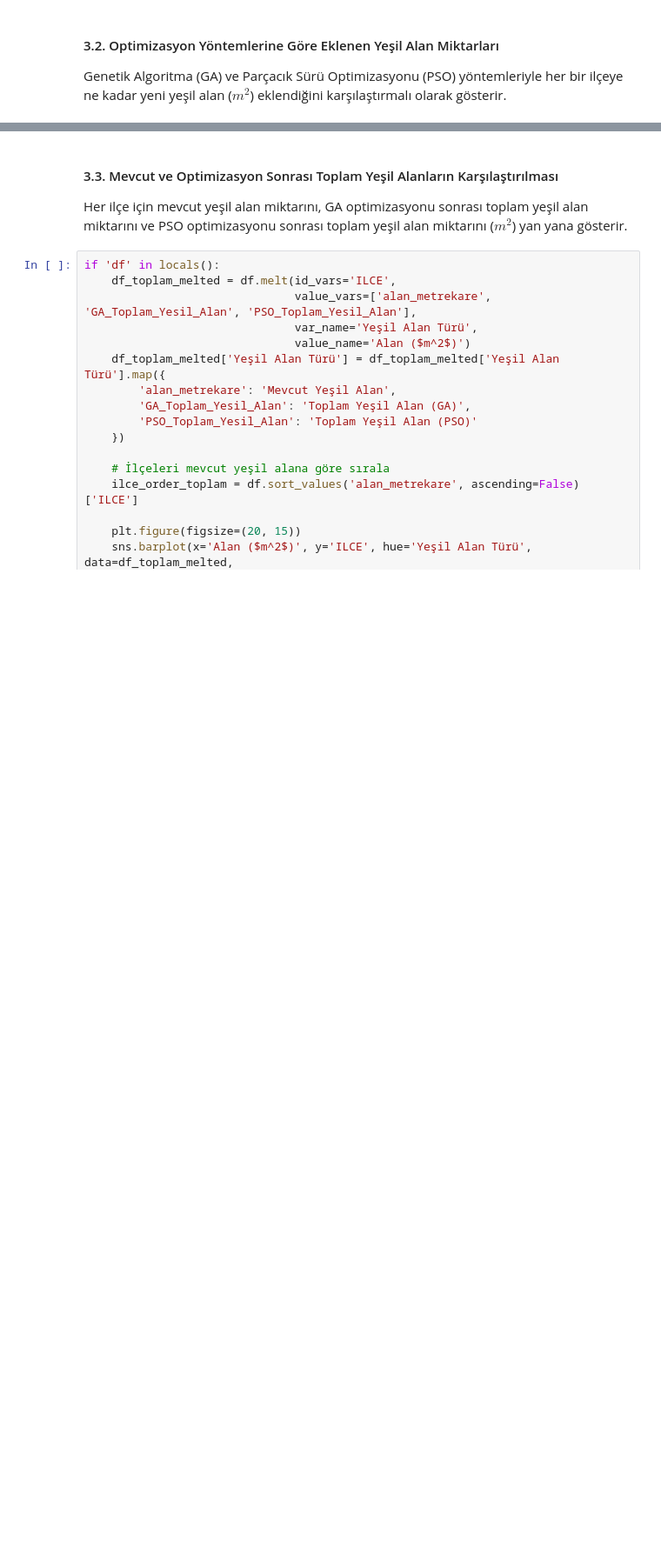
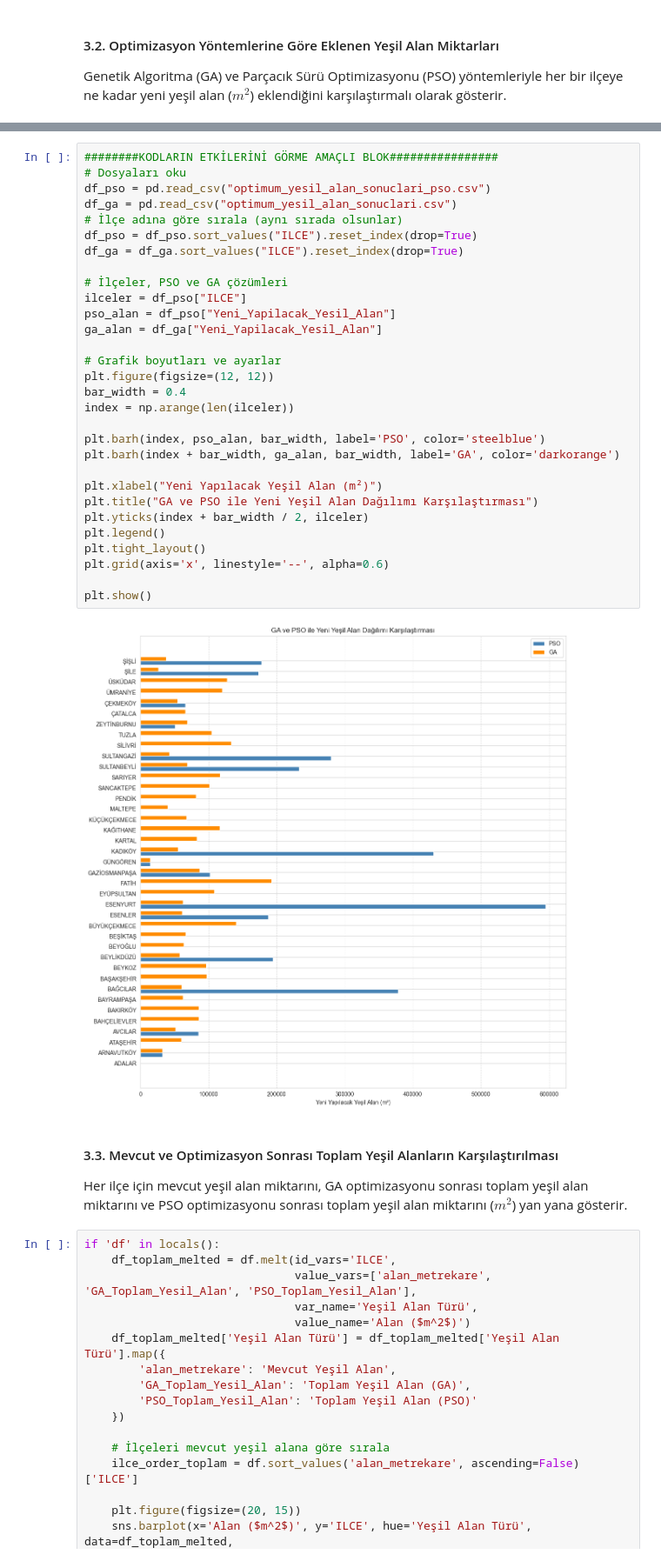
Before and after one commit to itu-itis24-doganne23/Optimization-Project, a Jupyter notebook: visualization.ipynb, the cells around one changed output, grey strips where cells are left out. Shown: that part at 87% size. Saved outputs shown, nothing was run; the diff lists cells and outputs as text; blank space fills up the shorter version.

```diff
--- a/visualization.ipynb
+++ b/visualization.ipynb
@@ -101,3 +164,35 @@ if 'df' in locals():
+# %%
+########KODLARIN ETKİLERİNİ GÖRME AMAÇLI BLOK################
+# Dosyaları oku
+df_pso = pd.read_csv("optimum_yesil_alan_sonuclari_pso.csv")
+df_ga = pd.read_csv("optimum_yesil_alan_sonuclari.csv")
+# İlçe adına göre sırala (aynı sırada olsunlar)
+df_pso = df_pso.sort_values("ILCE").reset_index(drop=True)
+df_ga = df_ga.sort_values("ILCE").reset_index(drop=True)
+
+# İlçeler, PSO ve GA çözümleri
+ilceler = df_pso["ILCE"]
+pso_alan = df_pso["Yeni_Yapilacak_Yesil_Alan"]
+ga_alan = df_ga["Yeni_Yapilacak_Yesil_Alan"]
+
+# Grafik boyutları ve ayarlar
+plt.figure(figsize=(12, 12))
+bar_width = 0.4
+index = np.arange(len(ilceler))
+
+plt.barh(index, pso_alan, bar_width, label='PSO', color='steelblue')
+plt.barh(index + bar_width, ga_alan, bar_width, label='GA', color='darkorange')
+
+plt.xlabel("Yeni Yapılacak Yeşil Alan (m²)")
+plt.title("GA ve PSO ile Yeni Yeşil Alan Dağılımı Karşılaştırması")
+plt.yticks(index + bar_width / 2, ilceler)
+plt.legend()
+plt.tight_layout()
+plt.grid(axis='x', linestyle='--', alpha=0.6)
+
+plt.show()
+# %% [output]
+[figure, added]
 # %% [markdown]
 #### 3.3. Mevcut ve Optimizasyon Sonrası Toplam Yeşil Alanların Karşılaştırılması
 
```
Also changed, not shown: parts of 6 cells of this notebook, 7 other files.
